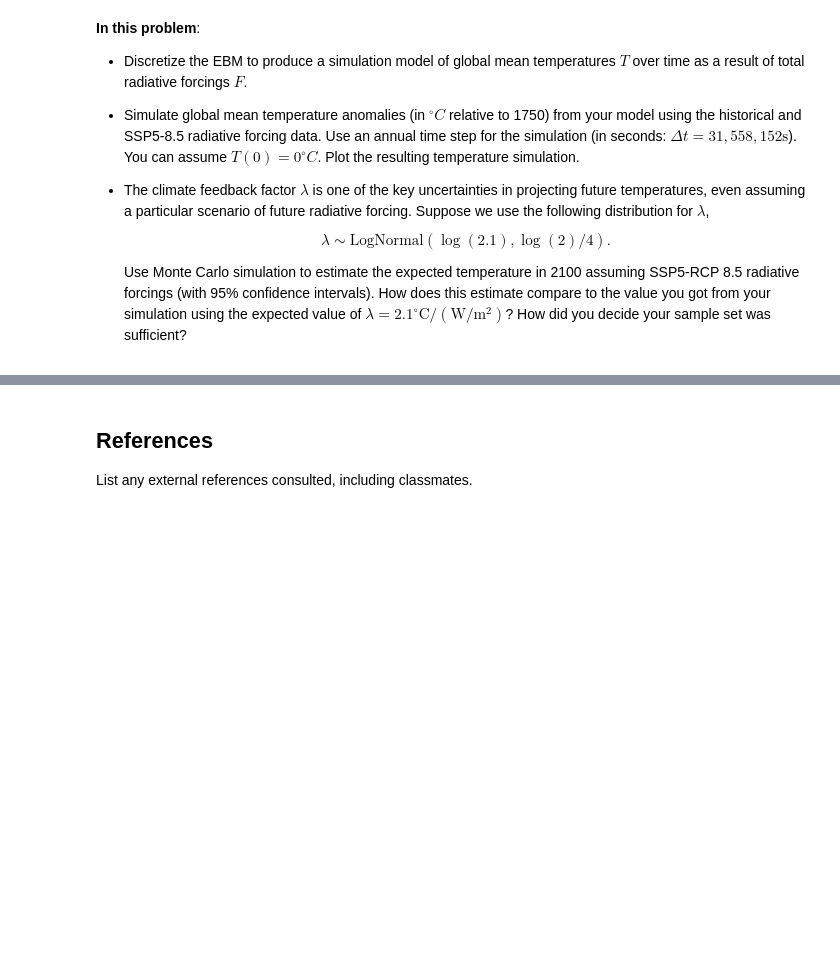
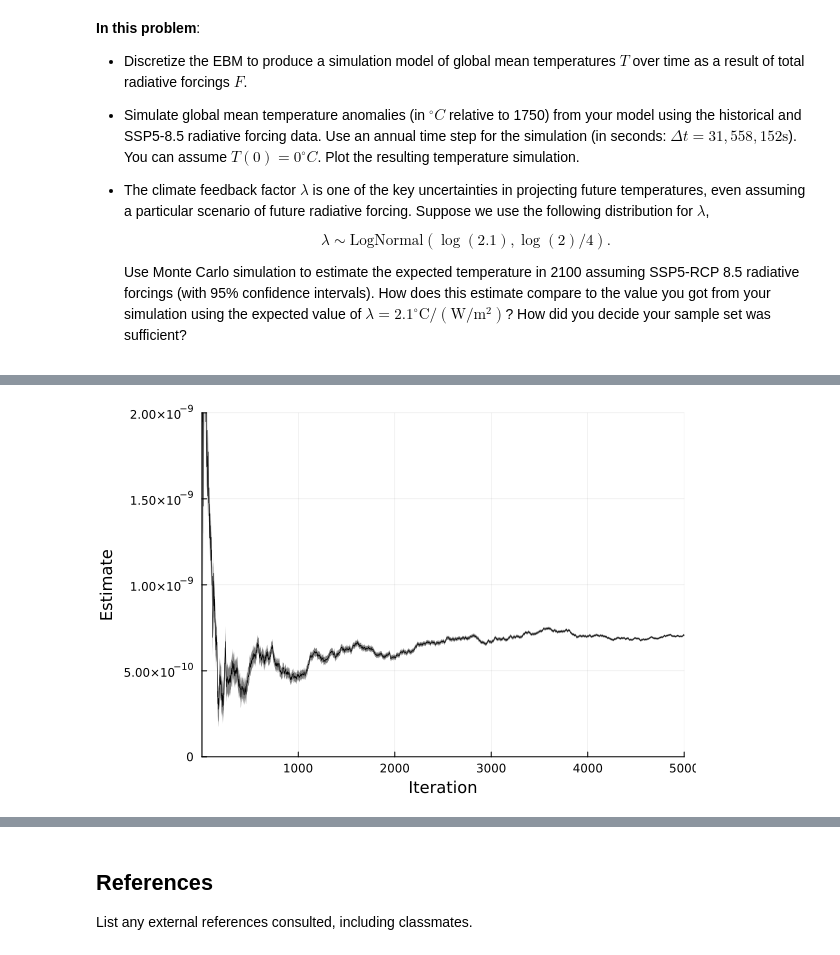
Before and after one commit to BEE4750-FA24/hw3-raashid, a Jupyter notebook: hw03.ipynb, the cells around one changed output, grey strips where cells are left out. Drawn from its saved outputs; the diff is of its cells as text; code cells hidden in the pictures; blank space fills up the shorter version.

```diff
--- a/hw03.ipynb
+++ b/hw03.ipynb
@@ -391,11 +391,11 @@ forcings_all = CSV.read("data/ERF_ssp585_1750-2500.csv", DataFrame, delim=",")
 # Get total aerosol forcings
 forcing_aerosol_rad = forcings_all[!,"aerosol-radiation_interactions"]
 forcing_aerosol_cloud = forcings_all[!,"aerosol-cloud_interactions"]
-forcing_aerosol = alpha*(forcing_aerosol_rad + forcing_aerosol_cloud)
+forcing_aerosol = (forcing_aerosol_rad + forcing_aerosol_cloud)
 # Calculate non-aerosol forcings from the total.
 forcing_total1 = forcings_all[!,"total"]
-forcing_non_aerosol = forcing_total - forcing_aerosol
-forcing_total = forcing_non_aerosol + forcing_aerosol
+forcing_non_aerosol = forcing_total1 - forcing_aerosol
+forcing_total = forcing_non_aerosol + alpha*(forcing_aerosol)
 
 # This function computes the increment by which the temperature is updated at each step
 function ebm_simulate_timestep(T, F, lambda, c, d)
@@ -417,5 +417,9 @@ end
 T = ebm_simulate(T0, forcing_total, lambda, c, d, delta_t)
 
 years = 1750:(1750 + length(T)-1)
+T_2100 = T[351]
+
+print("Temperature in 2100 when Lambda = 2.1: $T_2100")
+
 plot(years, T, label="Temperature (C)", xlabel="Year", ylabel="Temperature Anomaly (degrees C)", title="EBM Simulation", legend=:bottomright)
 # %% [output]
@@ -422,0 +436,78 @@ plot(years, T, label="Temperature (C)", xlabel="Year", ylabel="Temperature Anoma
+# %%
+T0 = 0.0
+lambda = 2.1
+c = 4.184e6
+d = 86
+alpha = 0.8
+
+forcing_2100 = forcings_all[forcings_all.year .== 2100, "total"][1]
+
+# This function computes the increment by which the temperature is updated at each step
+function ebm_simulate_timestep(T, F, lambda, c, d)
+    return (F - lambda * T) / (c * d)
+end
+
+# This function loops over the timesteps to simulate the temperature series
+function ebm_simulate(T0, forcing_total, lambda, c, d, delta_t)
+    steps = length(forcing_total)
+    T = zeros(steps + 1)
+    T[1] = T0
+    for t in 1:steps
+        T[t + 1] = T[t] + delta_t * ebm_simulate_timestep(T[t], forcing_total[t], lambda, c, d)
+    end
+
+    return T
+end
+
+T_all = ebm_simulate(T0, forcing_total, lambda, c, d, delta_t)
+years = 1750:(1750 + length(T)-1)
+
+T_350 = T_all[351]
+year_350 = years[351]
+
+# --------------------------- Everything before this is to get T_350 and year_350
+
+
+function temperature_val(from_sample, T_in, c, d, Force)
+    T1 = (Force - from_sample*T_in)/(c*d)
+    return T1
+end
+
+mean = log(2.1)
+std_dev = log(2)/4
+
+nsamp = 5000
+temp_dist = LogNormal(mean, std_dev)
+temp_samples = rand(temp_dist, nsamp)
+
+# initialize storage for frequencies by sample length
+avg_freq = zeros(length(temp_samples))
+# initialize storage for standard error of estimate
+std_freq = zeros(length(temp_samples))
+# compute average frequencies of T_350
+avg_freq[1] = (temp_samples[1] == T_350)
+std_freq[1] = 0 # no standard error for the first sample
+
+for i in 2:length(temp_samples)
+    value = temperature_val(temp_samples[i], T_350, c, d, forcing_2100)
+    avg_freq[i] = ((avg_freq[i-1]*(i-1) + value)/i)
+    std_freq[i] = std(avg_freq[1:i])/sqrt(i)
+end
+
+p = plot(
+    avg_freq, ribbon=1.96 * std_freq,
+    xlim = (1, nsamp),
+    ylim = (0, 0.000000002),
+    legend = :false,
+    xlabel="Iteration",
+    ylabel="Estimate",
+    color=:black,
+    linewidth=0.5
+)
+
+temp_converge = avg_freq[nsamp]
+println("Temperature with new lambda distribution converges to: $temp_converge")
+
+display(p)
+# %% [output]
+[figure, added]
```
Also changed, not shown: parts of 7 cells of this notebook.
